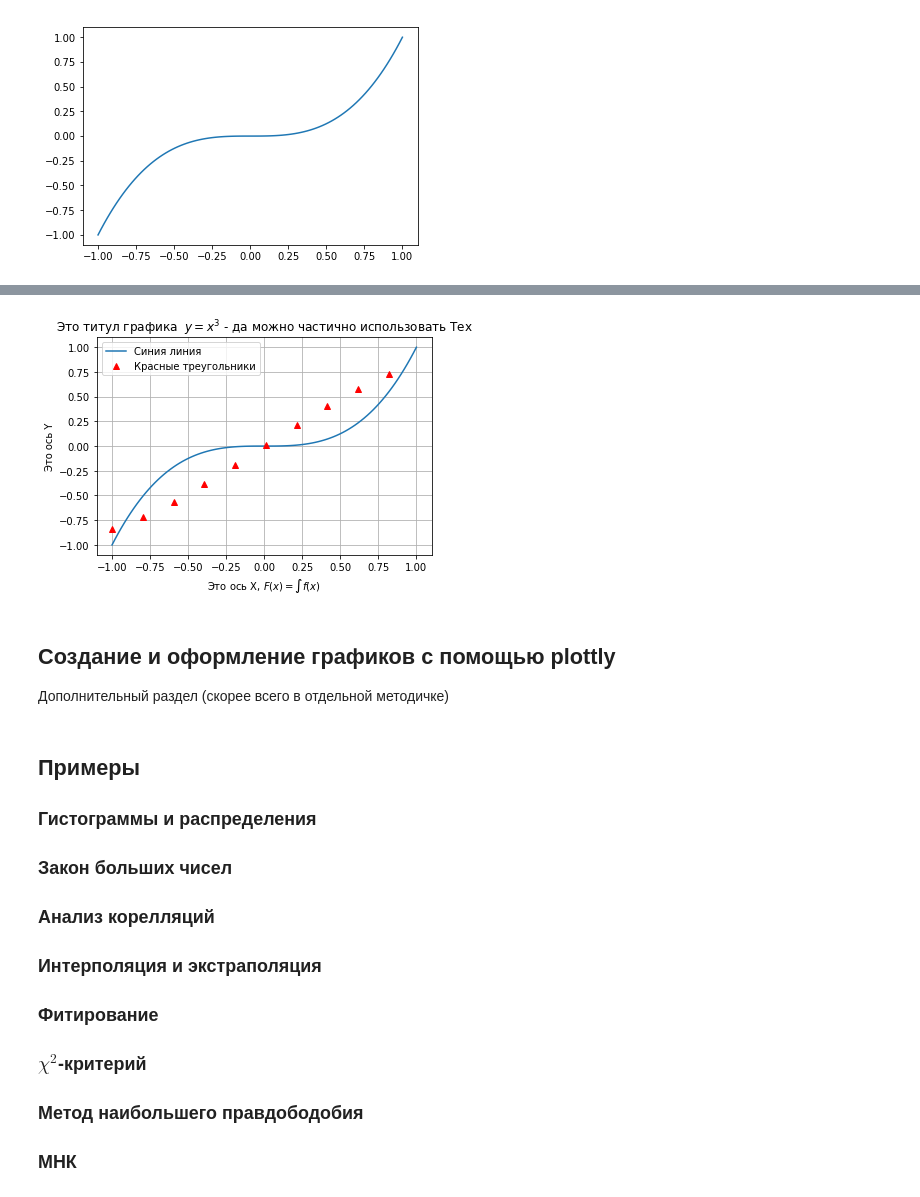
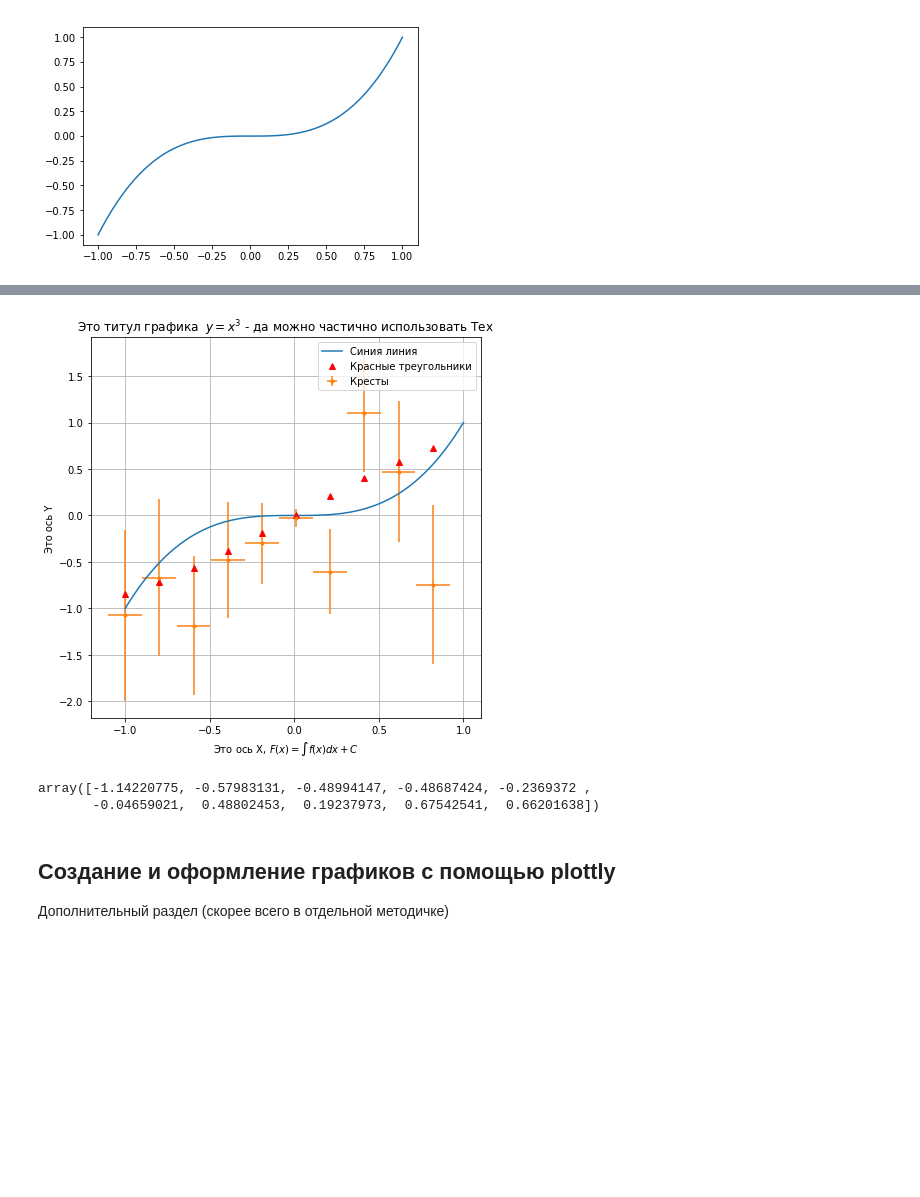
Before and after one commit to mipt-genphys/mipt-stat-book, a Jupyter notebook: notebooks/Draft.ipynb, the cells around one changed output, grey strips where cells are left out. Cells and saved outputs as stored; diff of their text form; code cells hidden in the pictures; blank space fills up the shorter version.

```diff
--- a/notebooks/Draft.ipynb
+++ b/notebooks/Draft.ipynb
@@ -376,18 +376,36 @@ plt.plot(x,y);
 
 ![](https://matplotlib.org/_images/anatomy.png)
 # %%
+import numpy as np
+import matplotlib.pyplot as plt
+
+plt.figure(figsize=(7,7))
+
 plt.title(r"Это титул графика  $y = x^3$ - да можно частично использовать Tex")
 plt.ylabel("Это ось Y")
-plt.xlabel(r"Это ось X, $F(x) = \int f(x)~dx$")
+plt.xlabel(r"Это ось X, $F(x) = \int f(x) dx + C$")
 
 x = np.linspace(-1,1,100)
 y = x**3
-plt.plot(x,y, label="Синия линия")
+plt.plot(x,y, label="Синия линия") # Используется стиль линии по умолчанию
 
 x2 = x[::10]
 y2 = np.sin(x2)
-plt.plot(x2,y2, 'r^', label='Красные треугольники')
+plt.plot(x2,y2, 'r^', label='Красные треугольники') # 'r^' - задает стиль линии - красные (red) треугольники (^) подробнее смотри документацию
+
+
+mu = np.sin(x2)
+sigma = np.abs(mu)**0.5
+y2 = np.random.normal(mu, sigma)
+
+plt.errorbar(x2,y2, yerr=sigma, xerr=0.1, fmt='.', label='Кресты')
+
 plt.grid() # Активирует сетку
 plt.legend();# Активирует легенду графика
 # %% [output]
-[figure, old version]
+[figure, new version]
+# %%
+y2
+# %% [output]
+array([-1.14220775, -0.57983131, -0.48994147, -0.48687424, -0.2369372 ,
+       -0.04659021,  0.48802453,  0.19237973,  0.67542541,  0.66201638])
@@ -394,21 +414,3 @@ plt.legend();# Активирует легенду графика
 # %% [markdown]
 ## Создание и оформление графиков с помощью plottly
 Дополнительный раздел (скорее всего в отдельной методичке)
-# %% [markdown]
-## Примеры
-
-### Гистограммы и распределения
-
-### Закон больших чисел
-
-### Анализ корелляций
-
-### Интерполяция и экстраполяция
-
-### Фитирование
-
-### $\chi^2$-критерий
-
-### Метод наибольшего правдободобия
-
-### МНК
```
Also changed, not shown: parts of 13 cells of this notebook.
